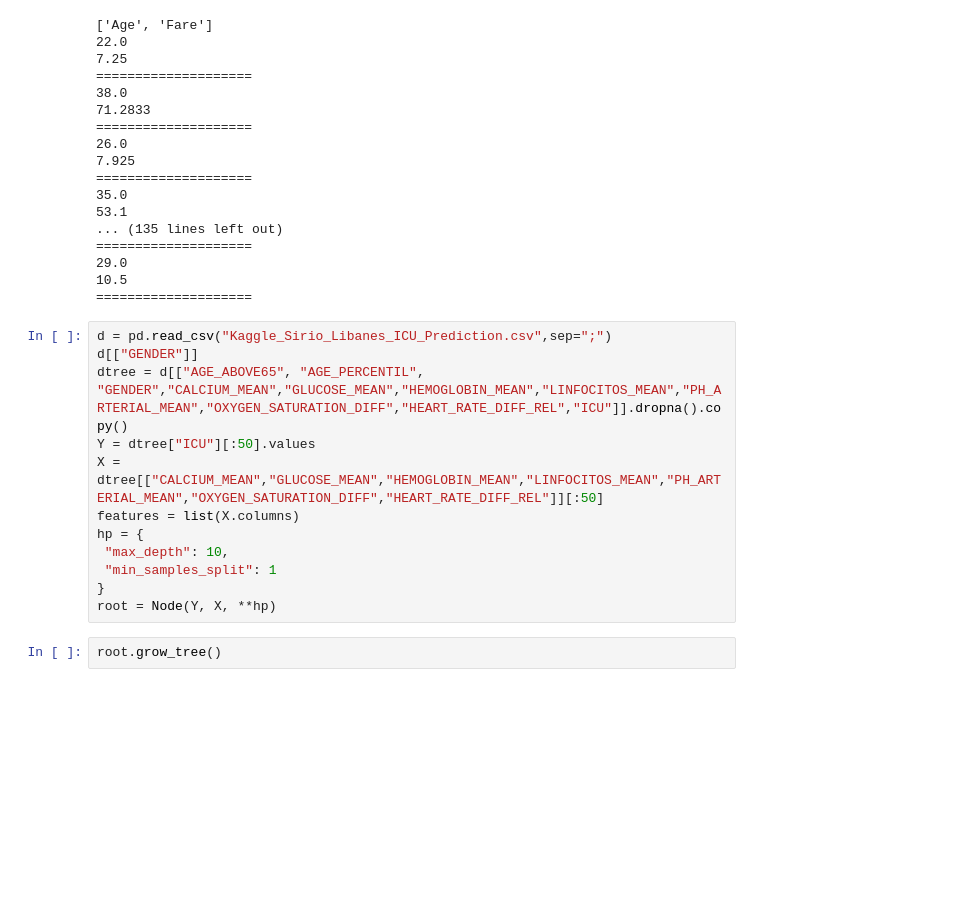
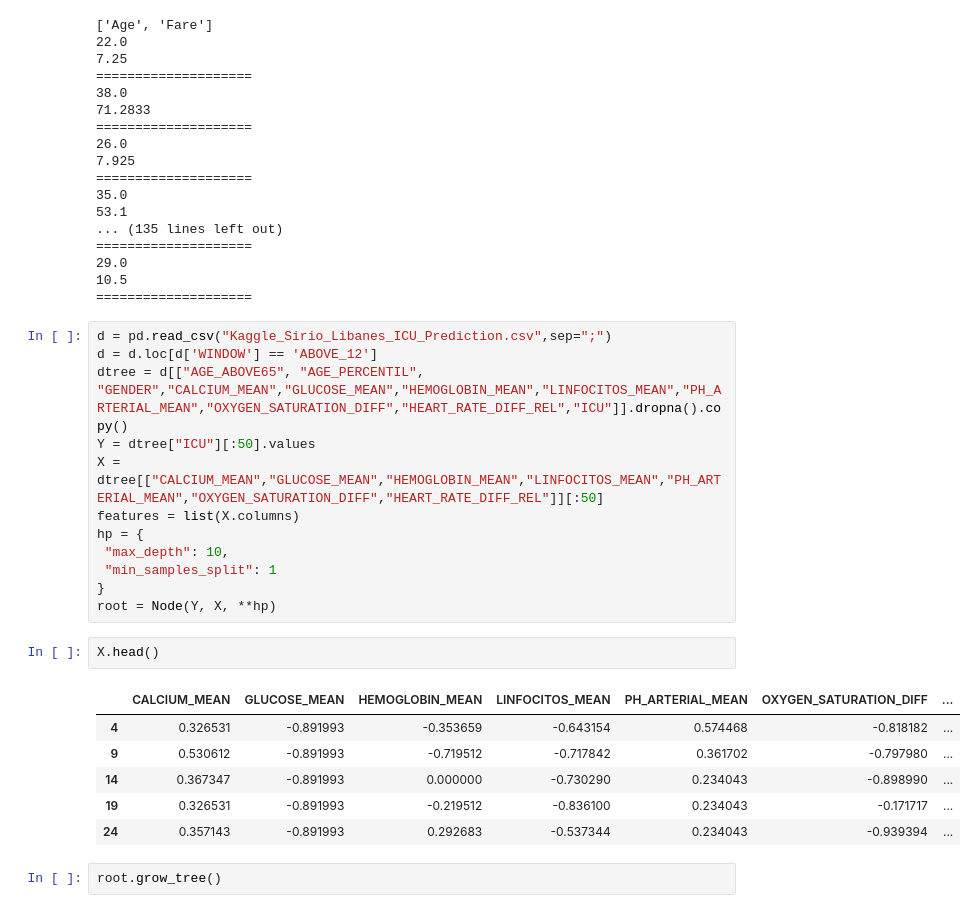
Before and after one commit to Ang98/Arboles-de-Decision, a Jupyter notebook: Untitled.ipynb, the cells around one changed output. Saved outputs shown, nothing was run; the diff lists cells and outputs as text; blank space fills up the shorter version.

Commit message:
filter dataframe to WINDOW=ABOVE_12

```diff
--- a/Untitled.ipynb
+++ b/Untitled.ipynb
@@ -634,7 +640,7 @@ for _,x in X.iterrows():
 ====================
 # %%
 d = pd.read_csv("Kaggle_Sirio_Libanes_ICU_Prediction.csv",sep=";")
-d[["GENDER"]]
+d = d.loc[d['WINDOW'] == 'ABOVE_12']
 dtree = d[["AGE_ABOVE65", "AGE_PERCENTIL", "GENDER","CALCIUM_MEAN","GLUCOSE_MEAN","HEMOGLOBIN_MEAN","LINFOCITOS_MEAN","PH_ARTERIAL_MEAN","OXYGEN_SATURATION_DIFF","HEART_RATE_DIFF_REL","ICU"]].dropna().copy()
 Y = dtree["ICU"][:50].values
 X = dtree[["CALCIUM_MEAN","GLUCOSE_MEAN","HEMOGLOBIN_MEAN","LINFOCITOS_MEAN","PH_ARTERIAL_MEAN","OXYGEN_SATURATION_DIFF","HEART_RATE_DIFF_REL"]][:50]
@@ -644,6 +650,15 @@ hp = {
  "min_samples_split": 1
 }
 root = Node(Y, X, **hp)
+# %%
+X.head()
+# %% [output]
+|  | CALCIUM_MEAN | GLUCOSE_MEAN | HEMOGLOBIN_MEAN | LINFOCITOS_MEAN | PH_ARTERIAL_MEAN | OXYGEN_SATURATION_DIFF | ... |
+| 4 | 0.326531 | -0.891993 | -0.353659 | -0.643154 | 0.574468 | -0.818182 | ... |
+| 9 | 0.530612 | -0.891993 | -0.719512 | -0.717842 | 0.361702 | -0.797980 | ... |
+| 14 | 0.367347 | -0.891993 | 0.000000 | -0.730290 | 0.234043 | -0.898990 | ... |
+| 19 | 0.326531 | -0.891993 | -0.219512 | -0.836100 | 0.234043 | -0.171717 | ... |
+| 24 | 0.357143 | -0.891993 | 0.292683 | -0.537344 | 0.234043 | -0.939394 | ... |
 # %%
 root.grow_tree()
 # %%
```
Also changed, not shown: parts of 3 cells of this notebook.
